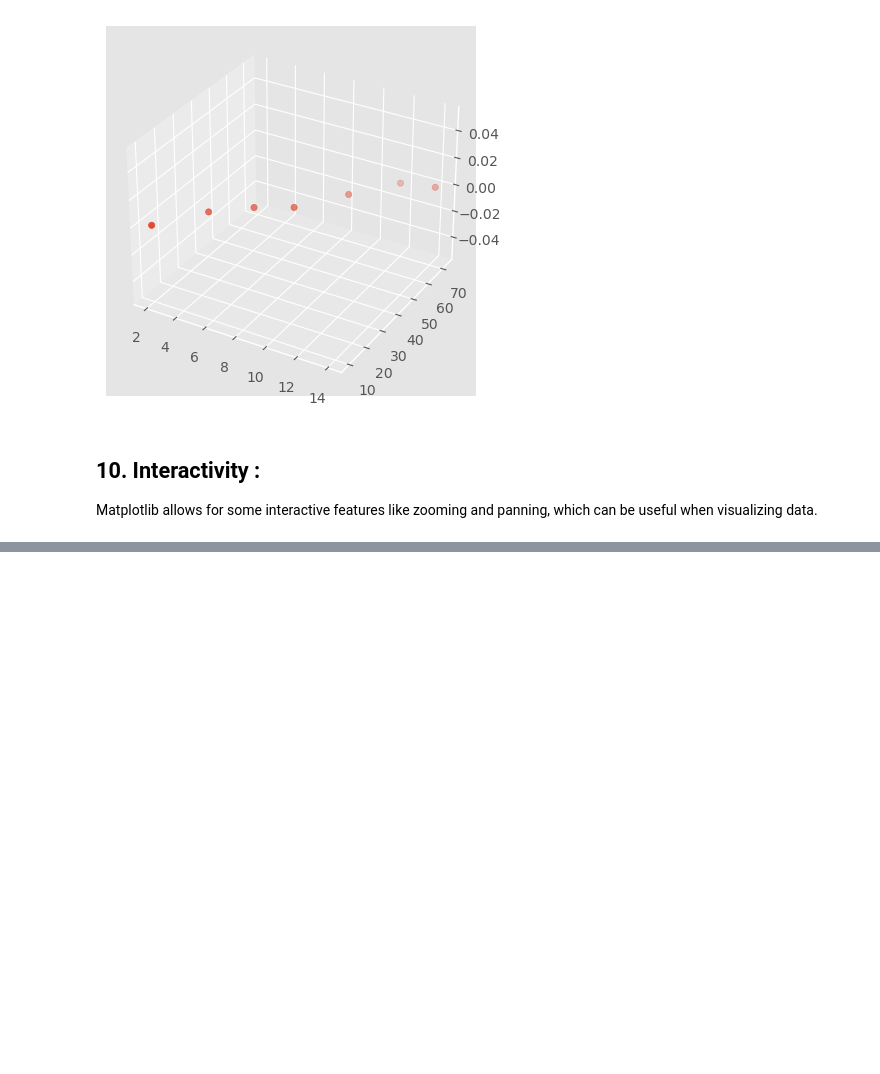
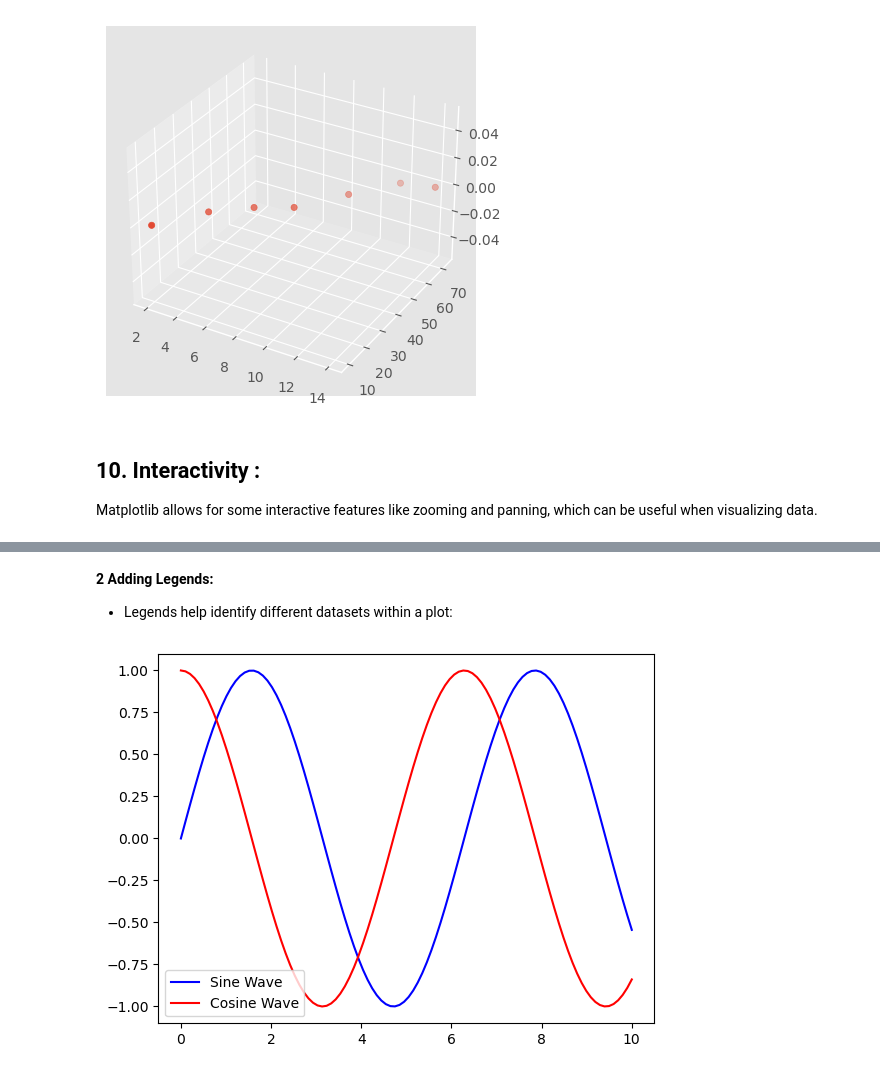
Before and after one commit to SilvesterFernandes/Data_Science-Notes, a Jupyter notebook: 2. Python for Data Science/2.3 Matplotlib.ipynb, the cells around one changed output, grey strips where cells are left out. Drawn from its saved outputs; the diff is of its cells as text; code cells hidden in the pictures; blank space fills up the shorter version.

```diff
--- a/2. Python for Data Science/2.3 Matplotlib.ipynb
+++ b/2. Python for Data Science/2.3 Matplotlib.ipynb
@@ -335,0 +360,22 @@ jgbhjnhj
+# %% [markdown]
+**2 Adding Legends:**
+- Legends help identify different datasets within a plot:
+# %%
+import numpy as np
+
+# Sample data
+x = np.linspace(0, 10, 100)
+y1 = np.sin(x)
+y2 = np.cos(x)
+
+# Plotting two lines
+plt.plot(x, y1, label='Sine Wave', color='blue')
+plt.plot(x, y2, label='Cosine Wave', color='red')
+
+# Adding legend
+plt.legend()
+
+# Show the plot
+plt.show()
+# %% [output]
+[figure, added]
```
Also changed, not shown: parts of 20 cells of this notebook, 3 other files.
